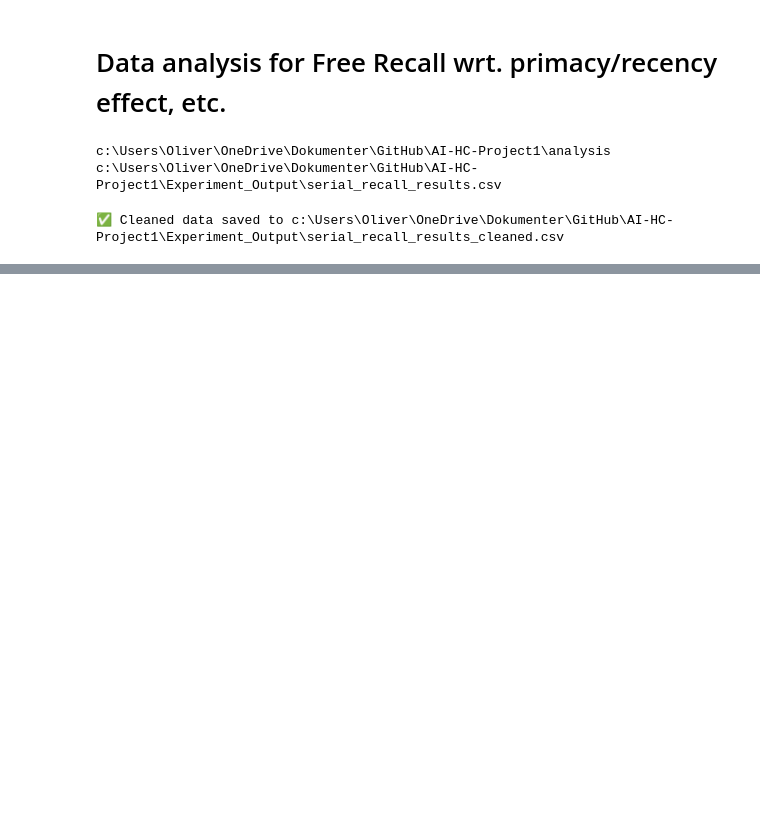
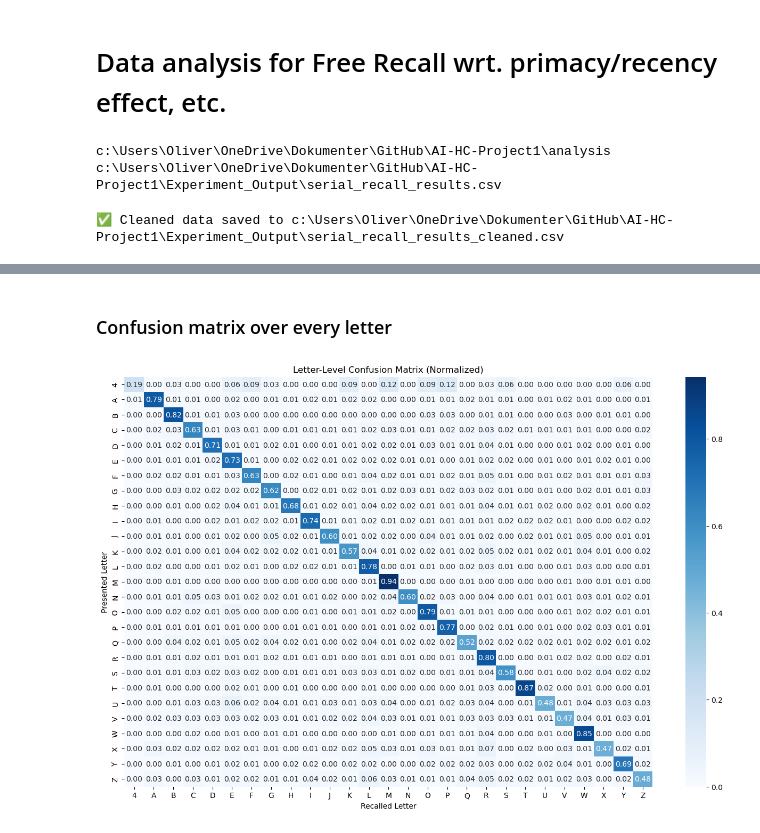
Before and after one commit to OliverJessen/AI-HC-Project1, a Jupyter notebook: analysis/Serial_Recall_analysis.ipynb, the cells around one changed output, grey strips where cells are left out. Cells and saved outputs as stored; diff of their text form; code cells hidden in the pictures; blank space fills up the shorter version.

Commit message:
Serial Recall analysis updated

```diff
--- a/analysis/Serial_Recall_analysis.ipynb
+++ b/analysis/Serial_Recall_analysis.ipynb
@@ -62,0 +363,48 @@ print(f"✅ Cleaned data saved to {cleaned_filepath}")
+# %% [markdown]
+### Confusion matrix over every letter
+# %%
+import seaborn as sns
+from collections import defaultdict
+
+# --- Flatten letters from words for letter-level analysis ---
+# For simplicity, we assume presented_words and recalled_words are lists of single letters (or first letters of words)
+# If your words are full words, you could take first letters or full words depending on the analysis
+results_clean = df_test.copy()
+
+# Create list of all unique letters used
+all_letters = set()
+for row in results_clean.itertuples():
+    all_letters.update([w[0].upper() for w in row.presented_words])  # first letter uppercase
+all_letters = sorted(list(all_letters))
+
+# Initialize confusion matrix
+confusion_matrix = pd.DataFrame(
+    0, index=all_letters, columns=all_letters
+)
+
+# Fill the confusion matrix
+for row in results_clean.itertuples():
+    presented = [w[0].upper() for w in row.presented_words]  # first letter of each word
+    recalled = [w[0].upper() for w in row.recalled_words if w] # first letter
+    # For each presented letter
+    for p in presented:
+        if p in recalled:
+            # Correct recall: increment diagonal
+            confusion_matrix.loc[p, p] += 1
+        else:
+            # Incorrect recall: assume the letter was confused with one of the recalled letters
+            for r in recalled:
+                confusion_matrix.loc[p, r] += 1
+
+# Normalize by row to get proportions
+confusion_matrix_norm = confusion_matrix.div(confusion_matrix.sum(axis=1), axis=0)
+
+# Plot confusion matrix
+plt.figure(figsize=(16, 10))
+sns.heatmap(confusion_matrix_norm, annot=True, fmt=".2f", cmap="Blues")
+plt.xlabel("Recalled Letter")
+plt.ylabel("Presented Letter")
+plt.title("Letter-Level Confusion Matrix (Normalized)")
+plt.show()
+# %% [output]
+[figure, added]
```
Also changed, not shown: parts of 13 cells of this notebook, 3 other files.
